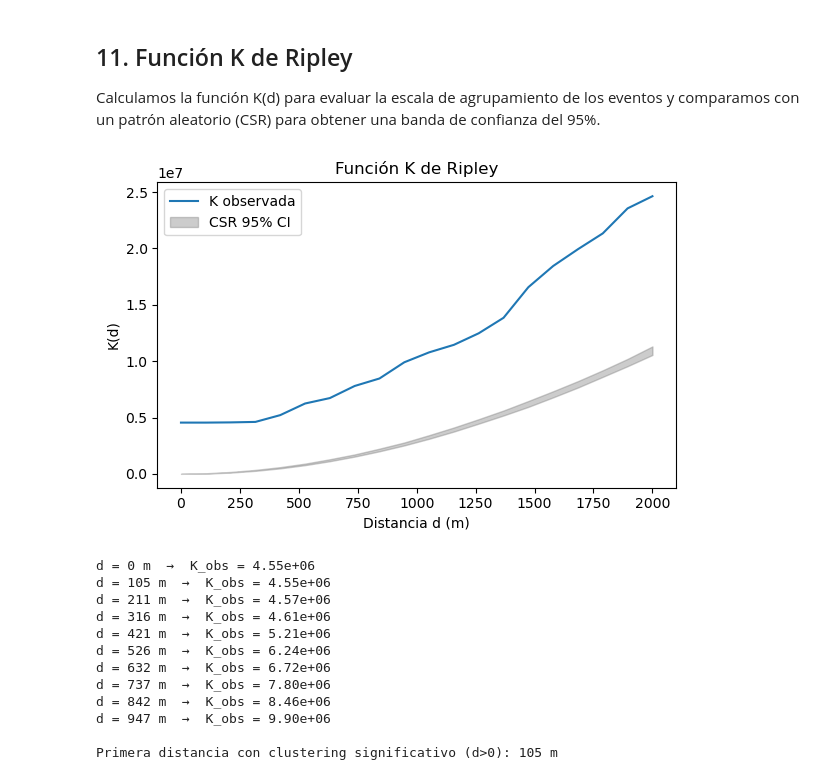
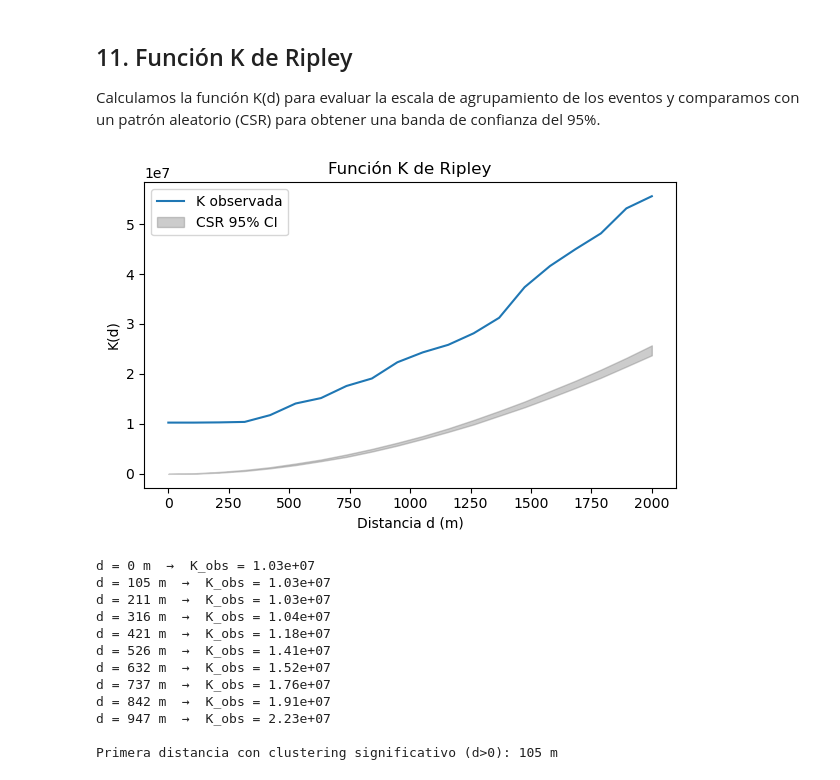
Before and after one commit to DanielZambrano00/Analisis-Geoespacial, a Jupyter notebook: Codigos/Analisis_Puntos.ipynb, the cells around one changed output. Saved outputs shown, nothing was run; the diff lists cells and outputs as text; code cells hidden in the pictures.

```diff
--- a/Codigos/Analisis_Puntos.ipynb
+++ b/Codigos/Analisis_Puntos.ipynb
@@ -120,0 +83,37 @@ Name: nnd, dtype: float64
+# %%
+# 1) Añadir columnas de coordenadas
+gdf_web['x'] = gdf_web.geometry.x
+gdf_web['y'] = gdf_web.geometry.y
+
+# 2) Crear un GeoDataFrame sin duplicados exactos
+gdf_unique = gdf_web.drop_duplicates(subset=['x','y']).copy()
+
+# 3) Preparar array de coordenadas únicas
+coords_u = np.vstack([gdf_unique['x'], gdf_unique['y']]).T
+
+# 4) (Opcional) Jitter muy pequeño para romper empates residuales
+coords_u_j = coords_u + np.random.normal(scale=0.01, size=coords_u.shape)
+
+# 5) Ajustar NearestNeighbors pidiendo 6 vecinos (propio + 5 reales)
+nn = NearestNeighbors(n_neighbors=6).fit(coords_u_j)
+
+# 6) Calcular distancias
+dist_u, _ = nn.kneighbors(coords_u_j)
+
+# 7) Guardar distancia al 5.º vecino
+gdf_unique['nnd5'] = dist_u[:, 5]
+
+# 8) Mapear ese valor de vuelta a todos los registros originales
+gdf_web = gdf_web.merge(
+    gdf_unique[['x','y','nnd5']],
+    on=['x','y'],
+    how='left'
+)
+
+# 9) Estadísticas finales
+print("NND5 stats (m) — min, mean, max:",
+      gdf_web['nnd5'].min(),
+      gdf_web['nnd5'].mean(),
+      gdf_web['nnd5'].max())
+print("\n=== Estadísticas de NND5 ===")
+print(gdf_web['nnd5'].describe())
@@ -444,7 +434,7 @@ y comparamos con un patrón aleatorio (CSR) para obtener una banda de confianza
 coords = np.vstack([gdf.geometry.x, gdf.geometry.y]).T
 n = coords.shape[0]
 xmin, ymin, xmax, ymax = gdf.total_bounds
-area = (xmax - xmin) * (ymax - ymin)
+area = 3.76397e8
 
 # Definir distancias
 max_dist = 2000
@@ -472,43 +462,43 @@ for _ in range(99):
     sim_ks.append(k_vals)
 sim_ks = np.array(sim_ks)
 k_low = np.percentile(sim_ks, 2.5, axis=0)
 k_high = np.percentile(sim_ks, 97.5, axis=0)
 
 # Graficar K(d)
 fig, ax = plt.subplots(figsize=(6,4))
 ax.plot(ds, K_obs, label='K observada')
 ax.fill_between(ds, k_low, k_high, color='gray', alpha=0.4, label='CSR 95% CI')
 ax.set_xlabel('Distancia d (m)')
 ax.set_ylabel('K(d)')
 ax.set_title("Función K de Ripley")
 ax.legend()
 plt.tight_layout()
 plt.show()
 # Mostrar los primeros valores de K(d)
 for d, k in zip(ds[:10], K_obs[:10]):
     print(f"d = {d:.0f} m  →  K_obs = {k:.2e}")
 
 # Encontrar la distancia crítica donde K_obs sale de la banda CSR
 # Excluir d=0
 mask = (K_obs[1:] > k_high[1:])
 if mask.any():
     # Encontramos el primer índice verdadero en mask y sumamos +1 para re-ajustar al índice original
     idx = mask.argmax() + 1
     d_crit = ds[idx]
     print(f"\nPrimera distancia con clustering significativo (d>0): {d_crit:.0f} m")
 else:
     print("\nNo hay agregación significativa para d>0 en [0, 2000] m")
 # %% [output]
-[figure, old version]
+[figure, new version]
-d = 0 m  →  K_obs = 4.55e+06
-d = 105 m  →  K_obs = 4.55e+06
-d = 211 m  →  K_obs = 4.57e+06
-d = 316 m  →  K_obs = 4.61e+06
-d = 421 m  →  K_obs = 5.21e+06
-d = 526 m  →  K_obs = 6.24e+06
-d = 632 m  →  K_obs = 6.72e+06
-d = 737 m  →  K_obs = 7.80e+06
-d = 842 m  →  K_obs = 8.46e+06
-d = 947 m  →  K_obs = 9.90e+06
+d = 0 m  →  K_obs = 1.03e+07
+d = 105 m  →  K_obs = 1.03e+07
+d = 211 m  →  K_obs = 1.03e+07
+d = 316 m  →  K_obs = 1.04e+07
+d = 421 m  →  K_obs = 1.18e+07
+d = 526 m  →  K_obs = 1.41e+07
+d = 632 m  →  K_obs = 1.52e+07
+d = 737 m  →  K_obs = 1.76e+07
+d = 842 m  →  K_obs = 1.91e+07
+d = 947 m  →  K_obs = 2.23e+07
 
 Primera distancia con clustering significativo (d>0): 105 m
```
Also changed, not shown: parts of 14 cells of this notebook.
